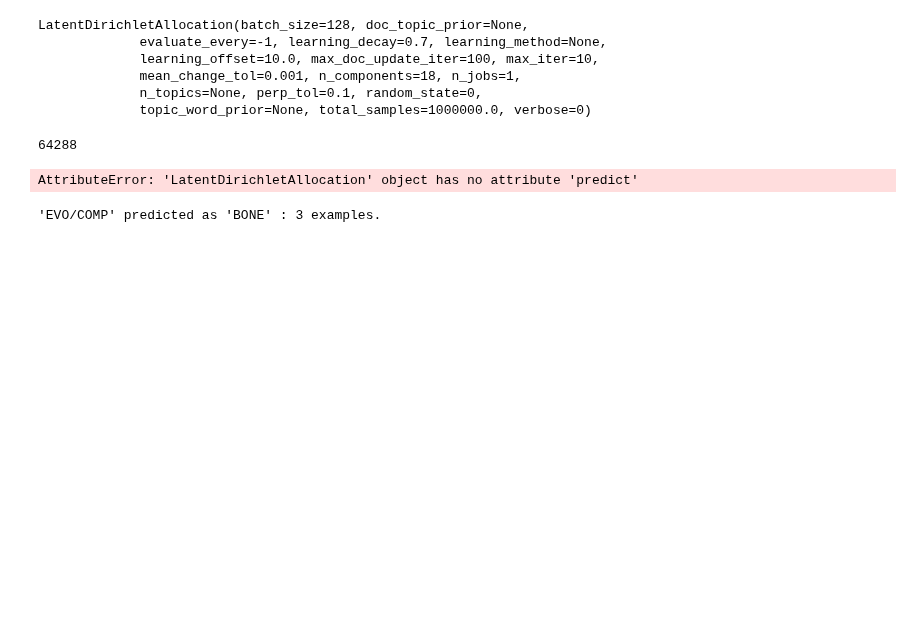
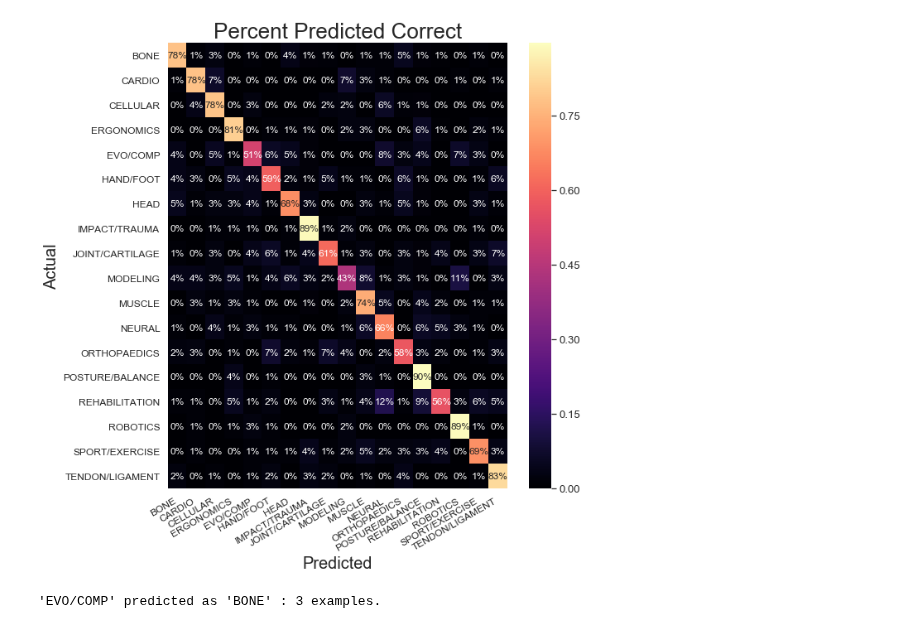
Before and after one commit to alcantarar/literature_update, a Jupyter notebook: machine learning literature search.ipynb, the cells around one changed output. Cells and saved outputs as stored; diff of their text form; code cells hidden in the pictures; blank space fills up the shorter version.

```diff
--- a/machine learning literature search.ipynb
+++ b/machine learning literature search.ipynb
@@ -100,44 +103,32 @@ AttributeError: 'LatentDirichletAllocation' object has no attribute 'predict'
-# %%
-lda = LDA(n_components= 18, random_state=0)
-lda.fit(features)
-# %% [output]
-LatentDirichletAllocation(batch_size=128, doc_topic_prior=None,
-             evaluate_every=-1, learning_decay=0.7, learning_method=None,
-             learning_offset=10.0, max_doc_update_iter=100, max_iter=10,
-             mean_change_tol=0.001, n_components=18, n_jobs=1,
-             n_topics=None, perp_tol=0.1, random_state=0,
-             topic_word_prior=None, total_samples=1000000.0, verbose=0)
-# %%
-np.size(lda.components_,1)
-# %% [output]
-64288
 # %%
 from sklearn.model_selection import train_test_split
 model = LinearSVC()
 
 X_train, X_test, y_train, y_test, indices_train, indices_test = train_test_split(features, labels, df.index, test_size=0.20, random_state=0)
 
 model.fit(X_train, y_train)
 y_pred = model.predict(X_test)
 from sklearn.metrics import confusion_matrix
 plt.rc('xtick',labelsize = 20)
 plt.rc('ytick',labelsize = 20)
 conf_mat = confusion_matrix(y_test, y_pred)
+conf_mat_rowsum = [sum(row) for row in conf_mat]
+conf_mat_perc = conf_mat / conf_mat_rowsum
+# conf_mat_perc = np.round(conf_mat_perc,1)
 fig, ax = plt.subplots(figsize=(10,10))
-fig.tight_layout(pad = 8)
 sns.set(font_scale=1.2) #font size multiplier
-sns.heatmap(conf_mat, annot=True, fmt='d', cmap = 'magma',
+sns.heatmap(conf_mat_perc, annot=True, fmt='.0%', cmap = 'magma', annot_kws={"size": 12},
             xticklabels=topic_id_df.topic.values, yticklabels=topic_id_df.topic.values)
 
 plt.ylabel('Actual',fontsize = 20)
 plt.xlabel('Predicted',fontsize = 20)
-plt.title('Number of Predicted vs. Actual Paper Topics', fontsize = 26)
+plt.yticks(size = 12)
+plt.xticks(size = 12, rotation=30,ha='right')
+plt.title('Percent Predicted Correct', fontsize = 26)
 plt.yticks( rotation='horizontal')
-
-plt.savefig('biomchL_predict_plot.png')
-plt.show()
+fig.tight_layout(pad = 2)
 # %% [output]
-AttributeError: 'LatentDirichletAllocation' object has no attribute 'predict'
+[figure, added]
 # %%
 from IPython.display import display
 
```
Also changed, not shown: parts of 3 cells of this notebook.
